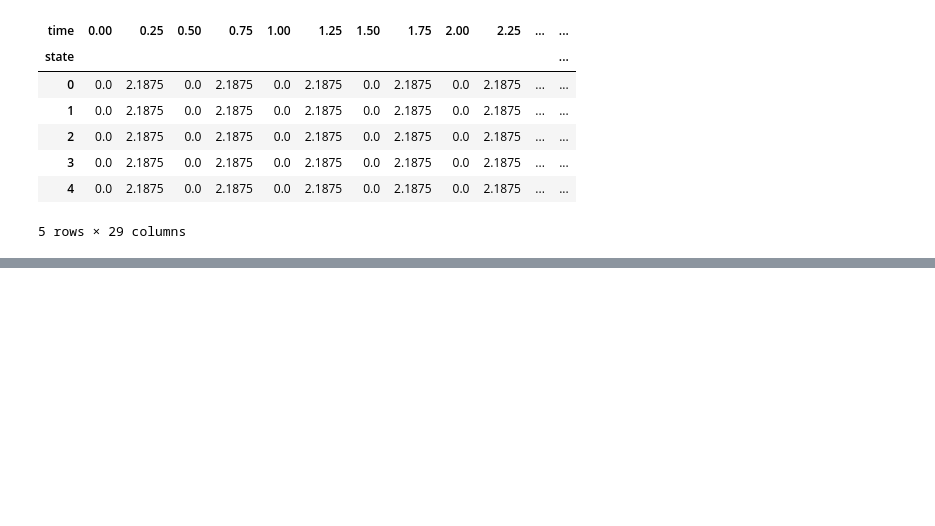
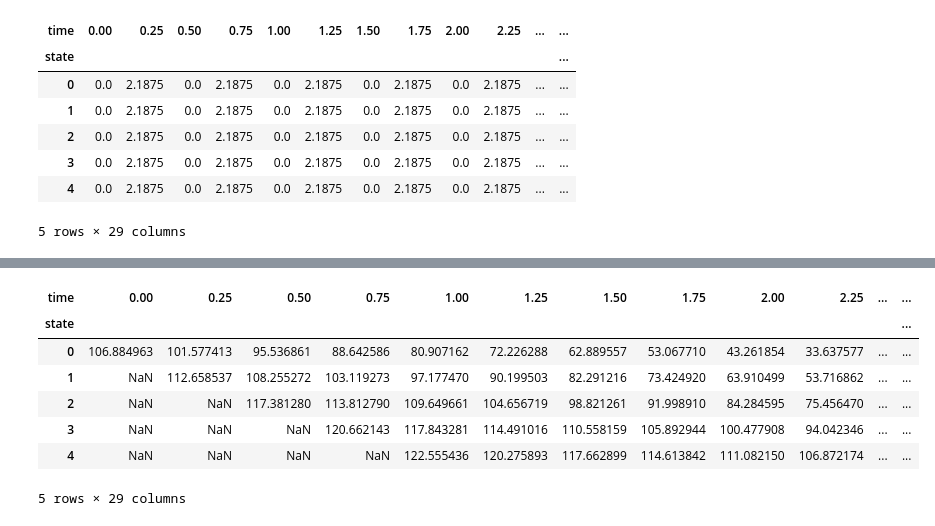
Before and after one commit to dcstein22/finm-fiderivs-2023, a Jupyter notebook: homework/homework_2_redo.ipynb, the cells around one changed output, grey strips where cells are left out. Cells and saved outputs as stored; diff of their text form; code cells hidden in the pictures; blank space fills up the shorter version.

```diff
--- a/homework/homework_2_redo.ipynb
+++ b/homework/homework_2_redo.ipynb
@@ -283,0 +307,13 @@ cftree.head()
+# %%
+accintree = construct_accint(bondtree.columns,freq = compound, cpn = cpn, cpn_freq=cpn_freq)
+clean_tree = np.maximum(bondtree - accintree, 0)
+clean_tree.head()
+# %% [output]
+| time | 0.00 | 0.25 | 0.50 | 0.75 | 1.00 | 1.25 | 1.50 | 1.75 | 2.00 | 2.25 | ... | ... |
+| state |  |  |  |  |  |  |  |  |  |  |  | ... |
+| 0 | 106.884963 | 101.577413 | 95.536861 | 88.642586 | 80.907162 | 72.226288 | 62.889557 | 53.067710 | 43.261854 | 33.637577 | ... | ... |
+| 1 | NaN | 112.658537 | 108.255272 | 103.119273 | 97.177470 | 90.199503 | 82.291216 | 73.424920 | 63.910499 | 53.716862 | ... | ... |
+| 2 | NaN | NaN | 117.381280 | 113.812790 | 109.649661 | 104.656719 | 98.821261 | 91.998910 | 84.284595 | 75.456470 | ... | ... |
+| 3 | NaN | NaN | NaN | 120.662143 | 117.843281 | 114.491016 | 110.558159 | 105.892944 | 100.477908 | 94.042346 | ... | ... |
+| 4 | NaN | NaN | NaN | NaN | 122.555436 | 120.275893 | 117.662899 | 114.613842 | 111.082150 | 106.872174 | ... | ... |
+5 rows × 29 columns
```
Also changed, not shown: parts of 13 cells of this notebook, 1 other file.
